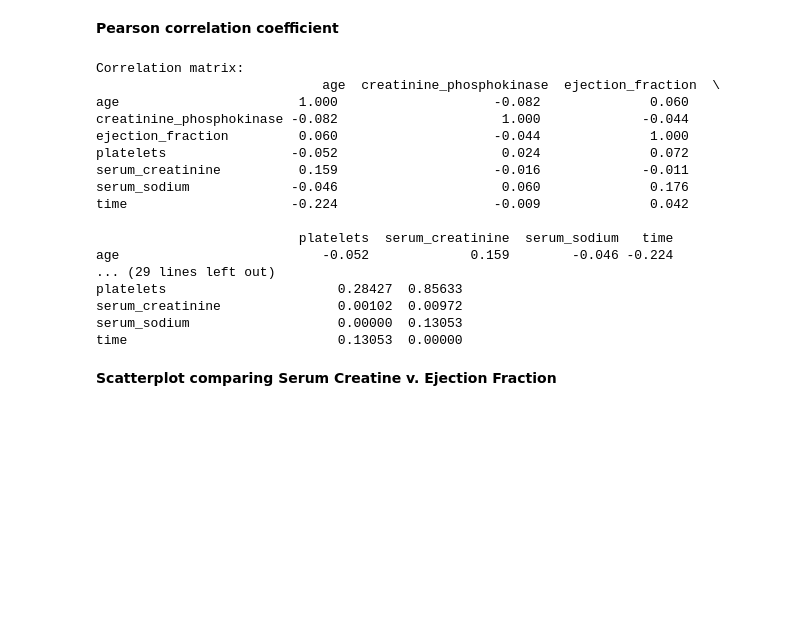
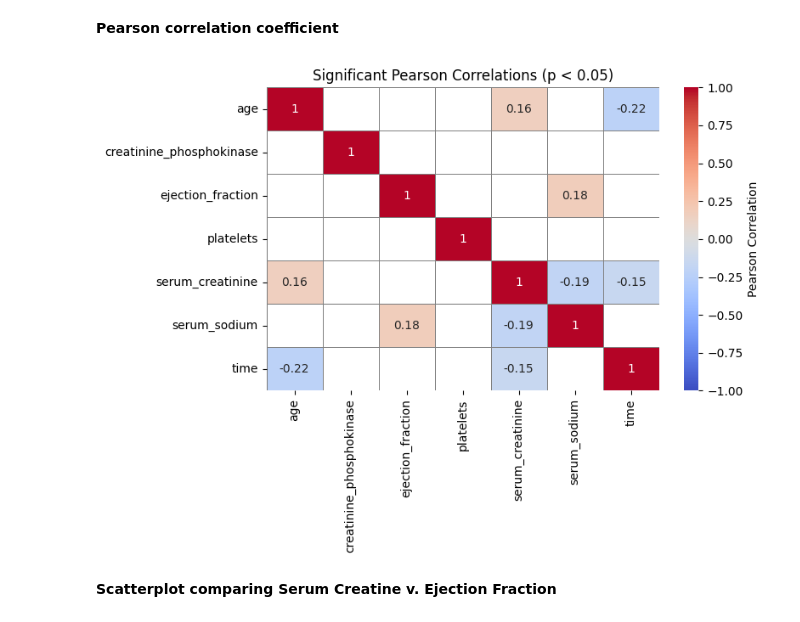
Before and after one commit to rhiats/Heart-Failure-Clinical-Records, a Jupyter notebook: Heart_Failure_Clinical_Records.ipynb, the cells around one changed output. Cells and saved outputs as stored; diff of their text form; code cells hidden in the pictures; blank space fills up the shorter version.

Commit message:
Pearson correlation heat map

```diff
--- a/Heart_Failure_Clinical_Records.ipynb
+++ b/Heart_Failure_Clinical_Records.ipynb
@@ -235,40 +235,45 @@ Reject the null hypothesis. There is a significant difference between the groups
 **Pearson correlation coefficient**
 # %%
 from scipy.stats import pearsonr
+import seaborn as sns
+import matplotlib.pyplot as plt
 
 def corr_with_pvalues(df):
     cols = ['age', 'creatinine_phosphokinase', 'ejection_fraction', 'platelets', 'serum_creatinine', 'serum_sodium', 'time']
     corr_matrix = pd.DataFrame(index=cols, columns=cols)
     pval_matrix = pd.DataFrame(index=cols, columns=cols)
 
     for col1 in cols:
         for col2 in cols:
             r, p = pearsonr(df[col1], df[col2])
             corr_matrix.loc[col1, col2] = round(r, 3)
             pval_matrix.loc[col1, col2] = round(p, 5)
 
     return corr_matrix.astype(float), pval_matrix.astype(float)
 
-# Example usage
 corrs, pvals = corr_with_pvalues(df)
+
+mask_significant = pvals < 0.05
+masked_corrs = corrs.where(mask_significant)
+
+# ---- 4. Plot heatmap ----
+plt.figure(figsize=(8, 6))
+sns.heatmap(
+    masked_corrs,
+    annot=True,
+    cmap='coolwarm',
+    center=0,
+    vmin=-1, vmax=1,
+    linewidths=0.5,
+    linecolor='gray',
+    mask=~mask_significant,
+    cbar_kws={'label': 'Pearson Correlation'}
+)
+plt.title('Significant Pearson Correlations (p < 0.05)')
+plt.tight_layout()
+plt.show()
 # %% [output]
-Correlation matrix:
-                             age  creatinine_phosphokinase  ejection_fraction  \
-age                       1.000                    -0.082              0.060
-creatinine_phosphokinase -0.082                     1.000             -0.044
-ejection_fraction         0.060                    -0.044              1.000
-platelets                -0.052                     0.024              0.072
-serum_creatinine          0.159                    -0.016             -0.011
-serum_sodium             -0.046                     0.060              0.176
-time                     -0.224                    -0.009              0.042
-
-                          platelets  serum_creatinine  serum_sodium   time
-age                          -0.052             0.159        -0.046 -0.224
-... (29 lines left out)
-platelets                      0.28427  0.85633
-serum_creatinine               0.00102  0.00972
-serum_sodium                   0.00000  0.13053
-time                           0.13053  0.00000
+[figure, added]
 # %% [markdown]
 **Scatterplot comparing Serum Creatine v. Ejection Fraction**
 # %% [markdown]
```
